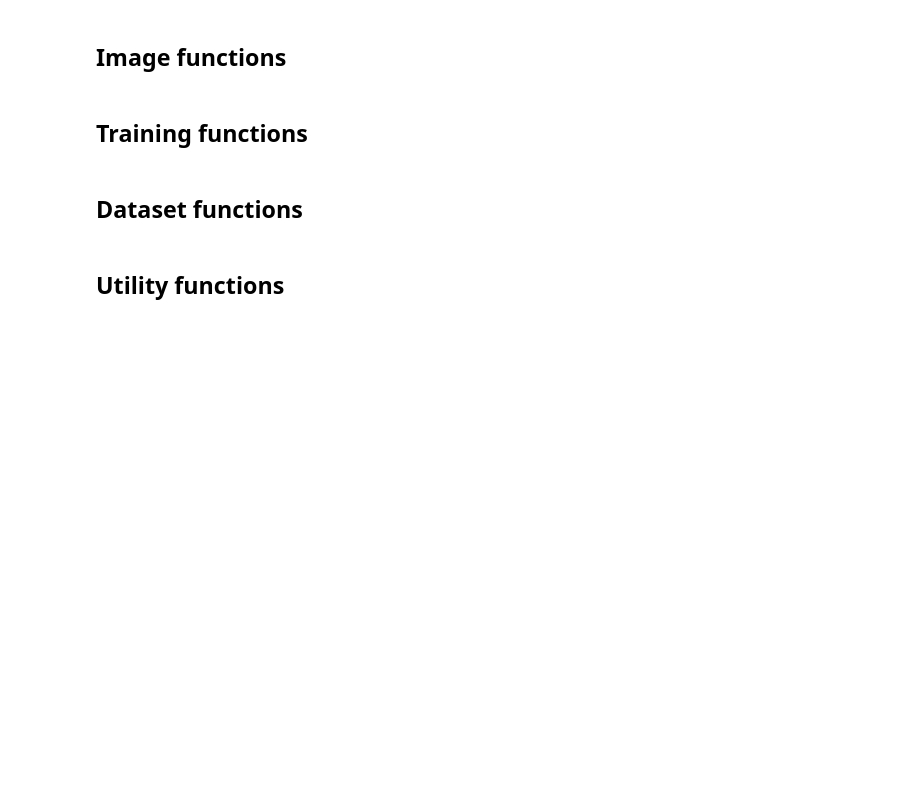
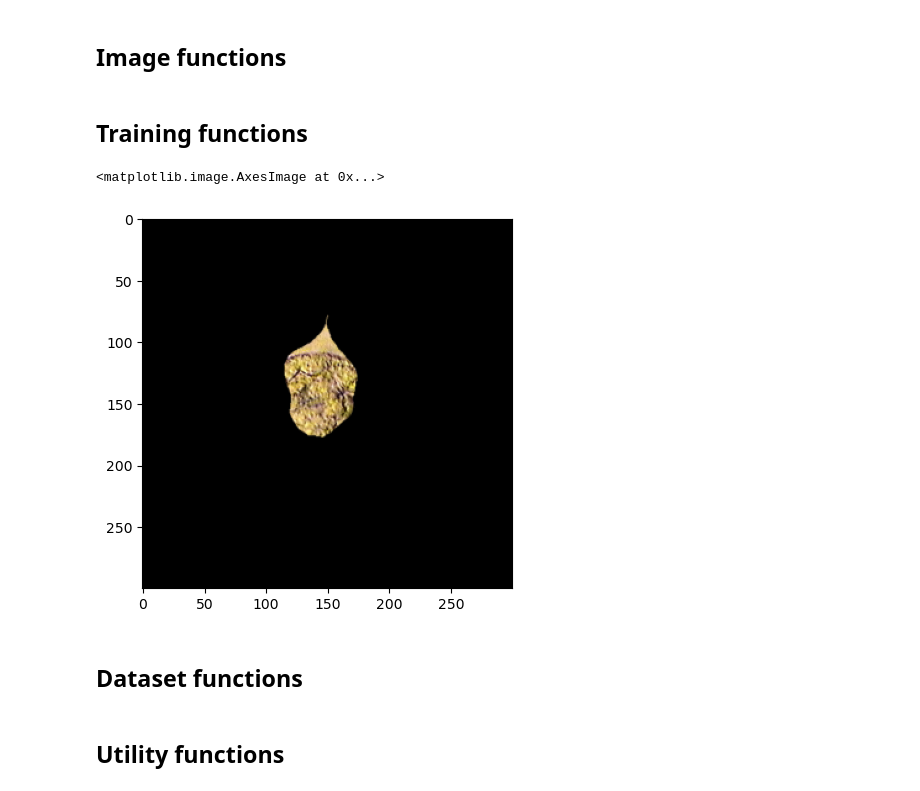
Before and after one commit to JuanDiegoYoung/Embryo-quality-classification, a Jupyter notebook: notebooks/end_to_end_embryo_classifier.ipynb, the cells around one changed output. Saved outputs shown, nothing was run; the diff lists cells and outputs as text; code cells hidden in the pictures; blank space fills up the shorter version.

```diff
--- a/notebooks/end_to_end_embryo_classifier.ipynb
+++ b/notebooks/end_to_end_embryo_classifier.ipynb
@@ -200,6 +203,13 @@ def get_pretrained_model(model_name: str) -> torch.nn.Module:
         raise ValueError('Model not recognized. Choose from vgg16, resnet50, inceptionv3, or mobilenetv2')
 
     return model
+# %%
+InstancedEmbryoDataset = EmbryoDataset(img_dir, y, True, 'ICM')
+figurita, _ = InstancedEmbryoDataset.__getitem__(0)
+plt.imshow(torch.swapaxes(figurita,0,2))
+# %% [output]
+<matplotlib.image.AxesImage at 0x...>
+[figure, added]
 # %% [markdown]
 ## Dataset functions
 # %%
```
Also changed, not shown: parts of 5 cells of this notebook, 1 other file.
